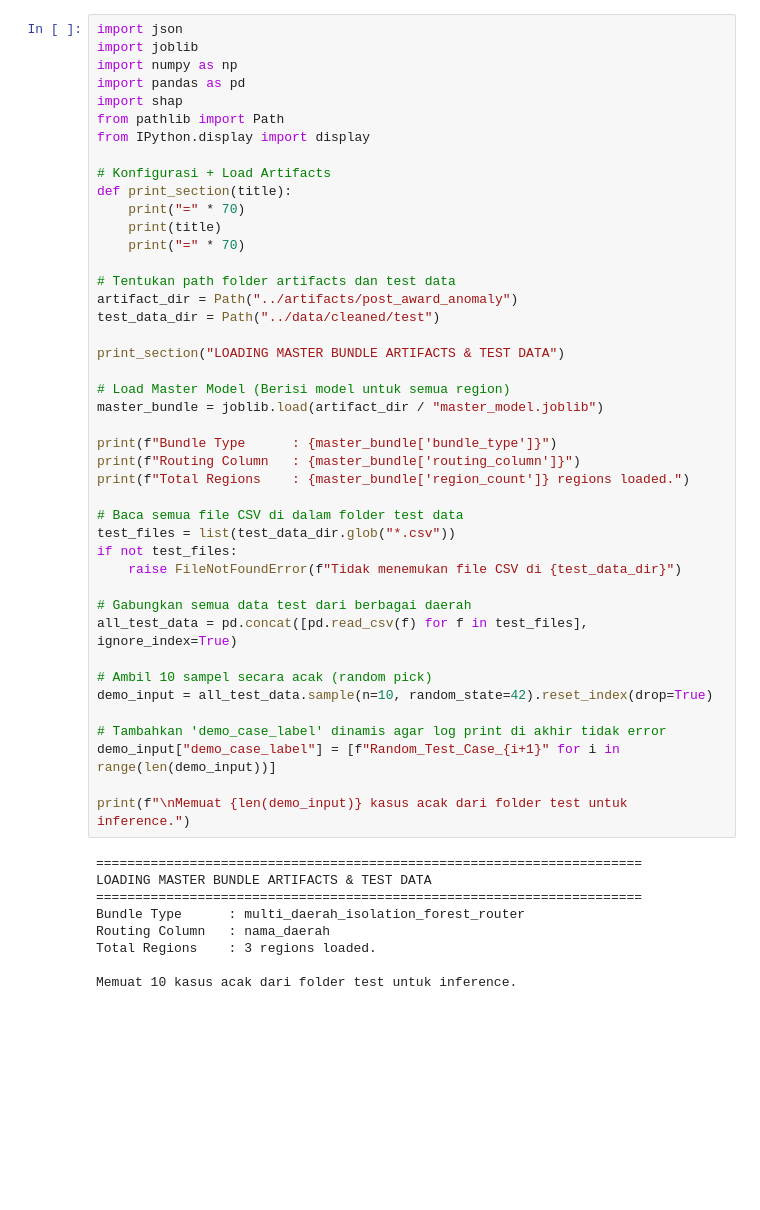
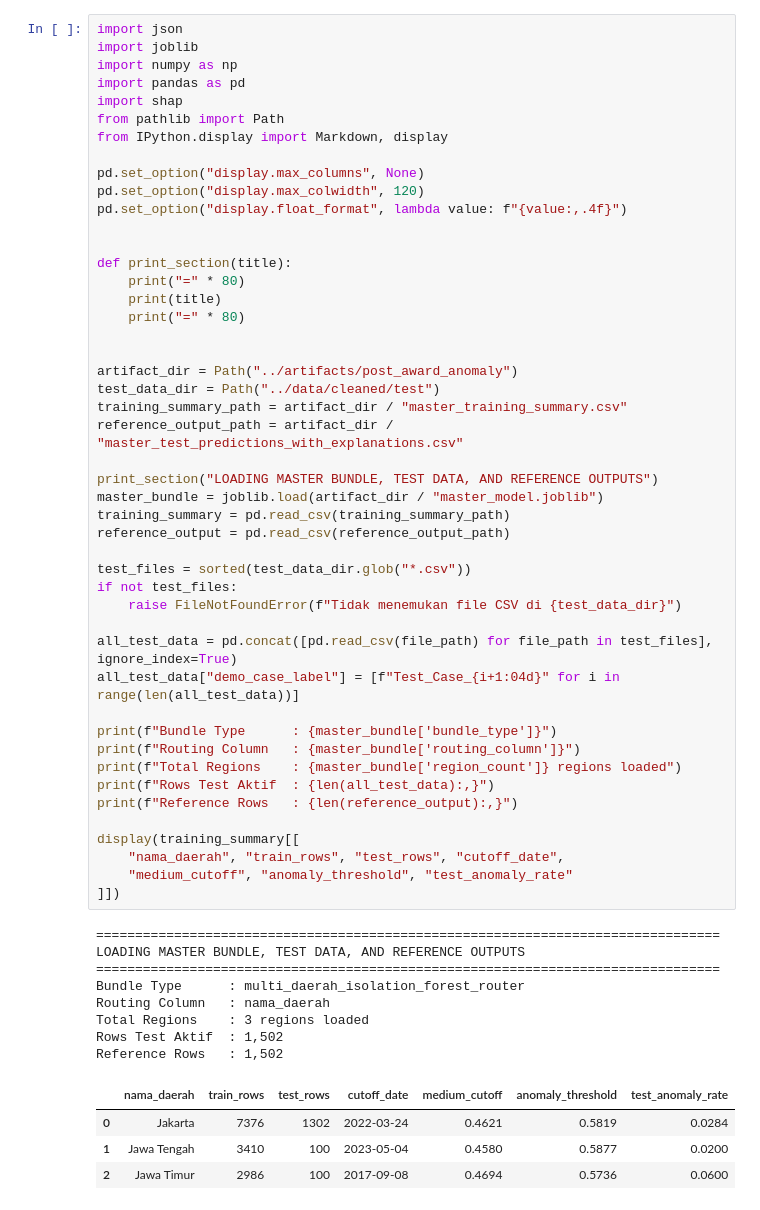
Before and after one commit to inimomon/cortia, a Jupyter notebook: notebooks/04_inference.ipynb, the cells around one changed output. Cells and saved outputs as stored; diff of their text form; blank space fills up the shorter version.

Commit message:
percentage updates, add inference demo

```diff
--- a/notebooks/04_inference.ipynb
+++ b/notebooks/04_inference.ipynb
@@ -4,54 +8,62 @@
 # %%
 import json
 import joblib
 import numpy as np
 import pandas as pd
 import shap
 from pathlib import Path
-from IPython.display import display
+from IPython.display import Markdown, display
 
-# Konfigurasi + Load Artifacts
+pd.set_option("display.max_columns", None)
+pd.set_option("display.max_colwidth", 120)
+pd.set_option("display.float_format", lambda value: f"{value:,.4f}")
+
+
 def print_section(title):
-    print("=" * 70)
+    print("=" * 80)
     print(title)
-    print("=" * 70)
+    print("=" * 80)
 
-# Tentukan path folder artifacts dan test data
+
 artifact_dir = Path("../artifacts/post_award_anomaly")
 test_data_dir = Path("../data/cleaned/test")
+training_summary_path = artifact_dir / "master_training_summary.csv"
+reference_output_path = artifact_dir / "master_test_predictions_with_explanations.csv"
 
-print_section("LOADING MASTER BUNDLE ARTIFACTS & TEST DATA")
+print_section("LOADING MASTER BUNDLE, TEST DATA, AND REFERENCE OUTPUTS")
+master_bundle = joblib.load(artifact_dir / "master_model.joblib")
+training_summary = pd.read_csv(training_summary_path)
+reference_output = pd.read_csv(reference_output_path)
 
-# Load Master Model (Berisi model untuk semua region)
-master_bundle = joblib.load(artifact_dir / "master_model.joblib")
+test_files = sorted(test_data_dir.glob("*.csv"))
+if not test_files:
+    raise FileNotFoundError(f"Tidak menemukan file CSV di {test_data_dir}")
+
+all_test_data = pd.concat([pd.read_csv(file_path) for file_path in test_files], ignore_index=True)
+all_test_data["demo_case_label"] = [f"Test_Case_{i+1:04d}" for i in range(len(all_test_data))]
 
 print(f"Bundle Type      : {master_bundle['bundle_type']}")
 print(f"Routing Column   : {master_bundle['routing_column']}")
-print(f"Total Regions    : {master_bundle['region_count']} regions loaded.")
+print(f"Total Regions    : {master_bundle['region_count']} regions loaded")
+print(f"Rows Test Aktif  : {len(all_test_data):,}")
+print(f"Reference Rows   : {len(reference_output):,}")
 
-# Baca semua file CSV di dalam folder test data
-test_files = list(test_data_dir.glob("*.csv"))
-if not test_files:
-    raise FileNotFoundError(f"Tidak menemukan file CSV di {test_data_dir}")
-
-# Gabungkan semua data test dari berbagai daerah
-all_test_data = pd.concat([pd.read_csv(f) for f in test_files], ignore_index=True)
-
-# Ambil 10 sampel secara acak (random pick)
-demo_input = all_test_data.sample(n=10, random_state=42).reset_index(drop=True)
-
-# Tambahkan 'demo_case_label' dinamis agar log print di akhir tidak error
-demo_input["demo_case_label"] = [f"Random_Test_Case_{i+1}" for i in range(len(demo_input))]
-
-print(f"\nMemuat {len(demo_input)} kasus acak dari folder test untuk inference.")
+display(training_summary[[
+    "nama_daerah", "train_rows", "test_rows", "cutoff_date",
+    "medium_cutoff", "anomaly_threshold", "test_anomaly_rate"
+]])
 # %% [output]
-======================================================================
-LOADING MASTER BUNDLE ARTIFACTS & TEST DATA
-======================================================================
+================================================================================
+LOADING MASTER BUNDLE, TEST DATA, AND REFERENCE OUTPUTS
+================================================================================
 Bundle Type      : multi_daerah_isolation_forest_router
 Routing Column   : nama_daerah
-Total Regions    : 3 regions loaded.
-
-Memuat 10 kasus acak dari folder test untuk inference.
+Total Regions    : 3 regions loaded
+Rows Test Aktif  : 1,502
+Reference Rows   : 1,502
+|  | nama_daerah | train_rows | test_rows | cutoff_date | medium_cutoff | anomaly_threshold | test_anomaly_rate |
+| 0 | Jakarta | 7376 | 1302 | 2022-03-24 | 0.4621 | 0.5819 | 0.0284 |
+| 1 | Jawa Tengah | 3410 | 100 | 2023-05-04 | 0.4580 | 0.5877 | 0.0200 |
+| 2 | Jawa Timur | 2986 | 100 | 2017-09-08 | 0.4694 | 0.5736 | 0.0600 |
 # %%
 # Helper Functions
```
Also changed, not shown: parts of 5 cells of this notebook, 43 other files.
